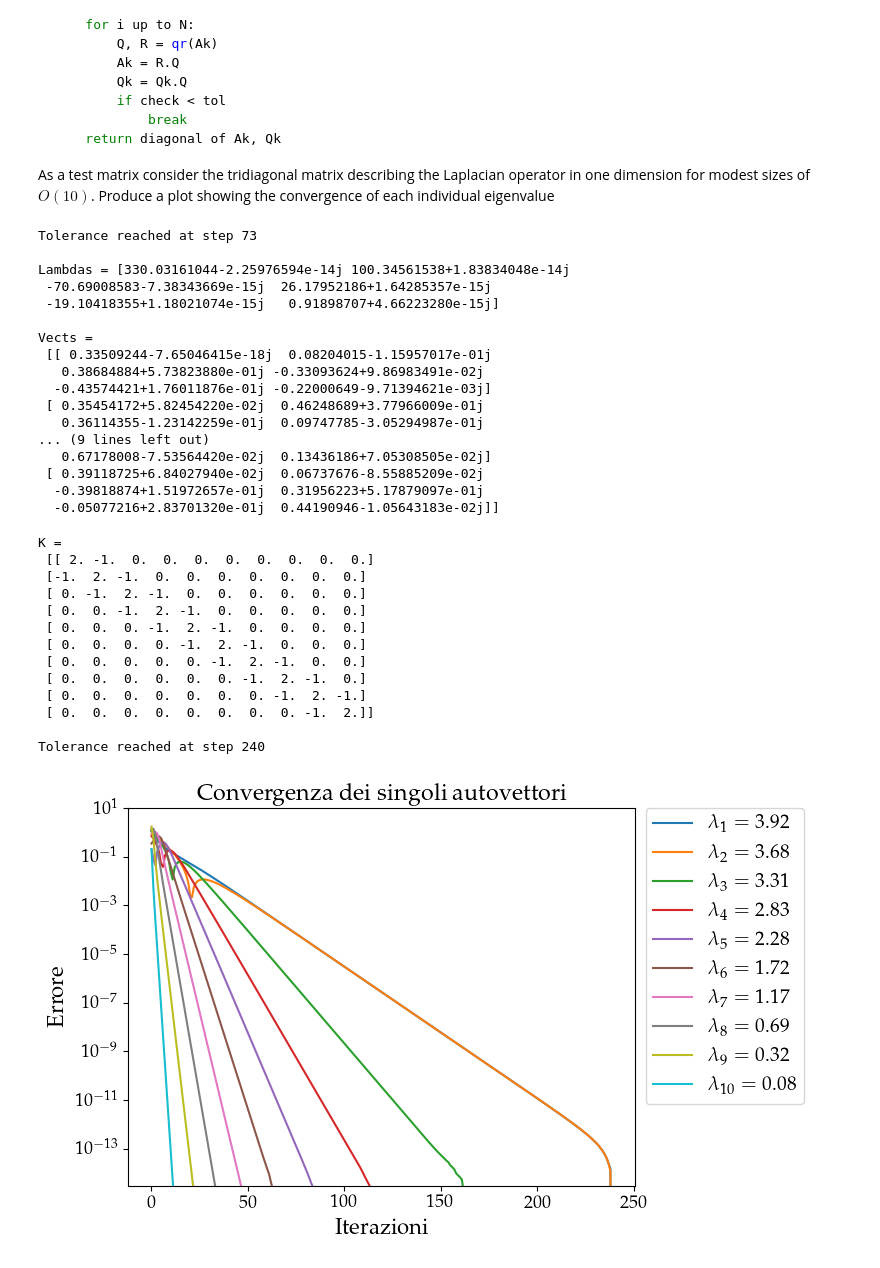
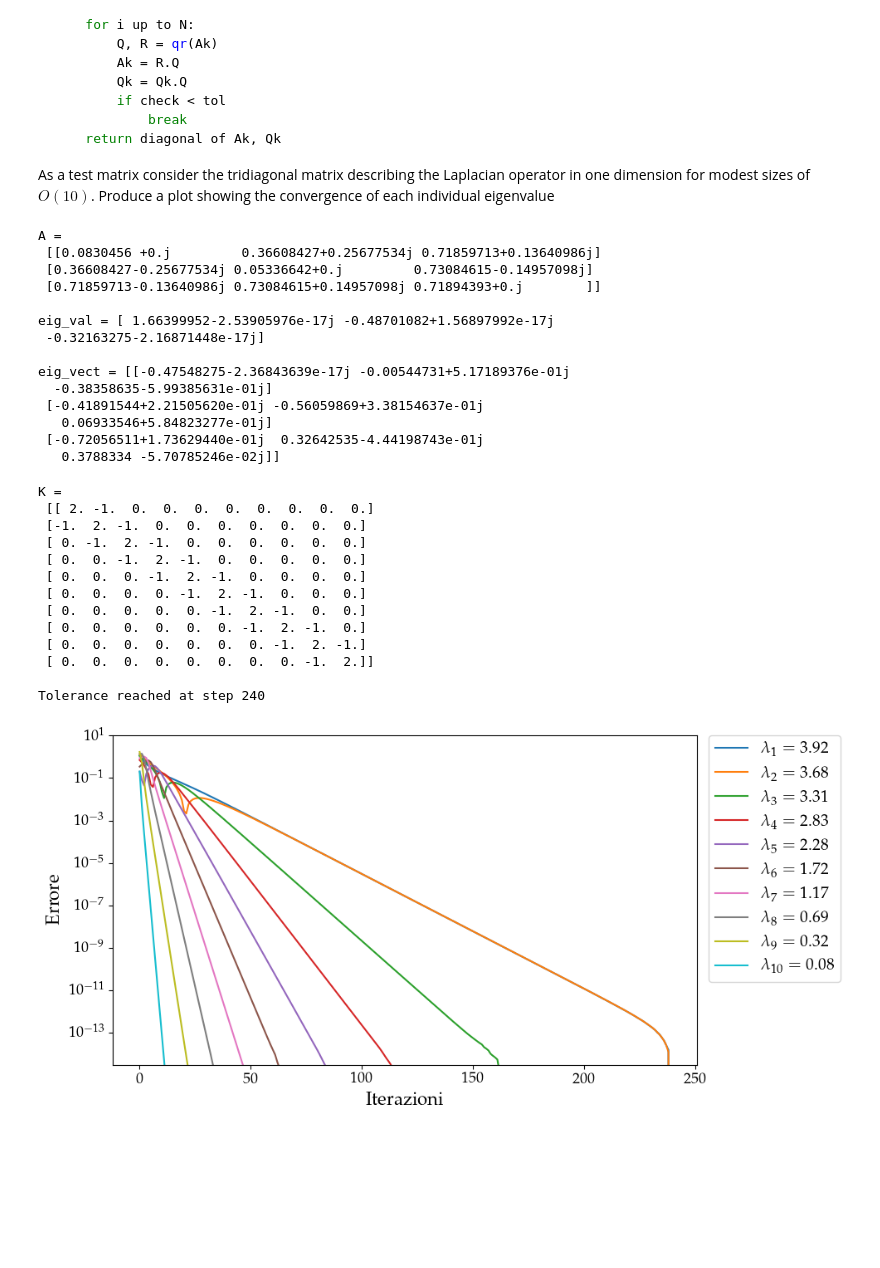
Before and after one commit to mvolpato-unimib/Lab_comp, a Jupyter notebook: ex7/QR_eigen.ipynb, the cells around one changed output. Saved outputs shown, nothing was run; the diff lists cells and outputs as text; code cells hidden in the pictures; blank space fills up the shorter version.

````diff
--- a/ex7/QR_eigen.ipynb
+++ b/ex7/QR_eigen.ipynb
@@ -47,61 +47,38 @@ function qr_eigen(A, tol, N):
 ```
 As a test matrix consider the tridiagonal matrix describing the Laplacian operator in one dimension for modest sizes of $O(10)$. Produce a plot showing the convergence of each individual eigenvalue
 # %%
-ndim = 6
-mat_rand = np.random.rand(ndim,ndim)
+ndim = 3
 re = np.random.rand(ndim, ndim)
 im = np.random.rand(ndim, ndim)
 Z = re + 1j * im
-A_test = (Z + Z.T.conj()) * 50
+A_test = (Z + Z.T.conj()) / 2
 
 # A_test = (mat_rand + mat_rand.T) * 50
 # A_test = np.array([[2.,1],[1,3]])
 
-def QR_eigensolver(A_in, tol=1e-14, N_max=int(1e6)):
-    Ak = np.copy(A_in)
-    n = len(Ak)
-    Qk = np.eye(n)
-    for i in range(N_max):
-        Q, R = QR_dec(Ak)
-        Ak_old = np.copy(Ak)
-        Ak = R @ Q
 
-        if np.allclose(Ak, Ak_old, rtol=tol):
-            print(f'Tolerance reached at step {i+1}')
-            eigenVal = np.diag(Ak)
-            eigenVect = Qk
-            return eigenVal, eigenVect    # We are interested in the columns of Qk, that are the eigenvectors
-
-        Qk = Qk @ Q
-    eigenVal = np.diag(Ak)
-    eigenVect = Qk
-    if not np.allclose(A_in @ eigenVect, eigenVal * eigenVect, rtol=tol):
-        raise ValueError(f'PROBLEM, solutions don\'t reach the precision in {N_max} steps')
-
-    return eigenVal, eigenVect    # We are interested in the columns of Qk, that are the eigenvectors
 
 
 eigval, eigvect = QR_eigensolver(A_test)
-print('\nLambdas =', eigval)
-print('\nVects =\n', eigvect)
+
+print('\nA =\n', A_test)
+print('\neig_val =', eigval)
+print('\neig_vect =', eigvect)
 # %% [output]
-Tolerance reached at step 73
+A =
+ [[0.0830456 +0.j         0.36608427+0.25677534j 0.71859713+0.13640986j]
+ [0.36608427-0.25677534j 0.05336642+0.j         0.73084615-0.14957098j]
+ [0.71859713-0.13640986j 0.73084615+0.14957098j 0.71894393+0.j        ]]
 
-Lambdas = [330.03161044-2.25976594e-14j 100.34561538+1.83834048e-14j
- -70.69008583-7.38343669e-15j  26.17952186+1.64285357e-15j
- -19.10418355+1.18021074e-15j   0.91898707+4.66223280e-15j]
+eig_val = [ 1.66399952-2.53905976e-17j -0.48701082+1.56897992e-17j
+ -0.32163275-2.16871448e-17j]
 
-Vects =
- [[ 0.33509244-7.65046415e-18j  0.08204015-1.15957017e-01j
-   0.38684884+5.73823880e-01j -0.33093624+9.86983491e-02j
-  -0.43574421+1.76011876e-01j -0.22000649-9.71394621e-03j]
- [ 0.35454172+5.82454220e-02j  0.46248689+3.77966009e-01j
-   0.36114355-1.23142259e-01j  0.09747785-3.05294987e-01j
-... (9 lines left out)
-   0.67178008-7.53564420e-02j  0.13436186+7.05308505e-02j]
- [ 0.39118725+6.84027940e-02j  0.06737676-8.55885209e-02j
-  -0.39818874+1.51972657e-01j  0.31956223+5.17879097e-01j
-  -0.05077216+2.83701320e-01j  0.44190946-1.05643183e-02j]]
+eig_vect = [[-0.47548275-2.36843639e-17j -0.00544731+5.17189376e-01j
+  -0.38358635-5.99385631e-01j]
+ [-0.41891544+2.21505620e-01j -0.56059869+3.38154637e-01j
+   0.06933546+5.84823277e-01j]
+ [-0.72056511+1.73629440e-01j  0.32642535-4.44198743e-01j
+   0.3788334 -5.70785246e-02j]]
 # %%
 from lib_algebra import tridiagonal
 
@@ -136,6 +113,7 @@ def QR_plot_conv(A_in, tol=1e-14, N_max=int(1e6)):
 K = tridiagonal(10)
 print('K =\n', K)
 print()
+
 eigval, lamb = QR_plot_conv(K)
 errs = abs(lamb - eigval[:, None])
 
@@ -143,39 +121,39 @@ errs = abs(lamb - eigval[:, None])
 # print('\nerrs =', errs.T)
 
 xcoo = np.arange(len(lamb[0]))
-plt.figure(figsize=(8, 5))
+plt.figure(figsize=(10, 5))
 for indice, ele in enumerate(errs):
     plt.plot(xcoo, ele, label=rf'$\lambda_{{{indice+1}}} = {np.real(eigval[indice]):.2f}$')
     plt.xlabel(r'Iterazioni')
     plt.ylabel(r'Errore')
-plt.title('Convergenza dei singoli autovettori')
+# plt.title('Convergenza dei singoli autovettori')
 plt.yscale('log')
 plt.ylim(3e-15, 10)
 plt.legend()
 
 plt.legend(
     loc='upper left',           # Punto della legenda da ancorare
     bbox_to_anchor=(1.02, 1),    # Coordinate (x, y) dell'ancora rispetto agli assi
     borderaxespad=0,            # Rimuove lo spazio tra l'ancora e la legenda
     frameon=True,               # Mostra il riquadro (come nell'immagine)
     facecolor="#FFFFFF",        # Colore di sfondo grigio chiaro (opzionale)
     fontsize='medium'
 )
-plt.savefig('plots/pow_vs_inv_convergence.png', dpi=300)
 plt.tight_layout()
+plt.savefig('plots/conv_single_eigen.png', dpi=300)
 plt.show()
 # %% [output]
 K =
  [[ 2. -1.  0.  0.  0.  0.  0.  0.  0.  0.]
  [-1.  2. -1.  0.  0.  0.  0.  0.  0.  0.]
  [ 0. -1.  2. -1.  0.  0.  0.  0.  0.  0.]
  [ 0.  0. -1.  2. -1.  0.  0.  0.  0.  0.]
  [ 0.  0.  0. -1.  2. -1.  0.  0.  0.  0.]
  [ 0.  0.  0.  0. -1.  2. -1.  0.  0.  0.]
  [ 0.  0.  0.  0.  0. -1.  2. -1.  0.  0.]
  [ 0.  0.  0.  0.  0.  0. -1.  2. -1.  0.]
  [ 0.  0.  0.  0.  0.  0.  0. -1.  2. -1.]
  [ 0.  0.  0.  0.  0.  0.  0.  0. -1.  2.]]
 
 Tolerance reached at step 240
-[figure, old version]
+[figure, new version]
````
Also changed, not shown: parts of 1 cell of this notebook, 9 other files.
